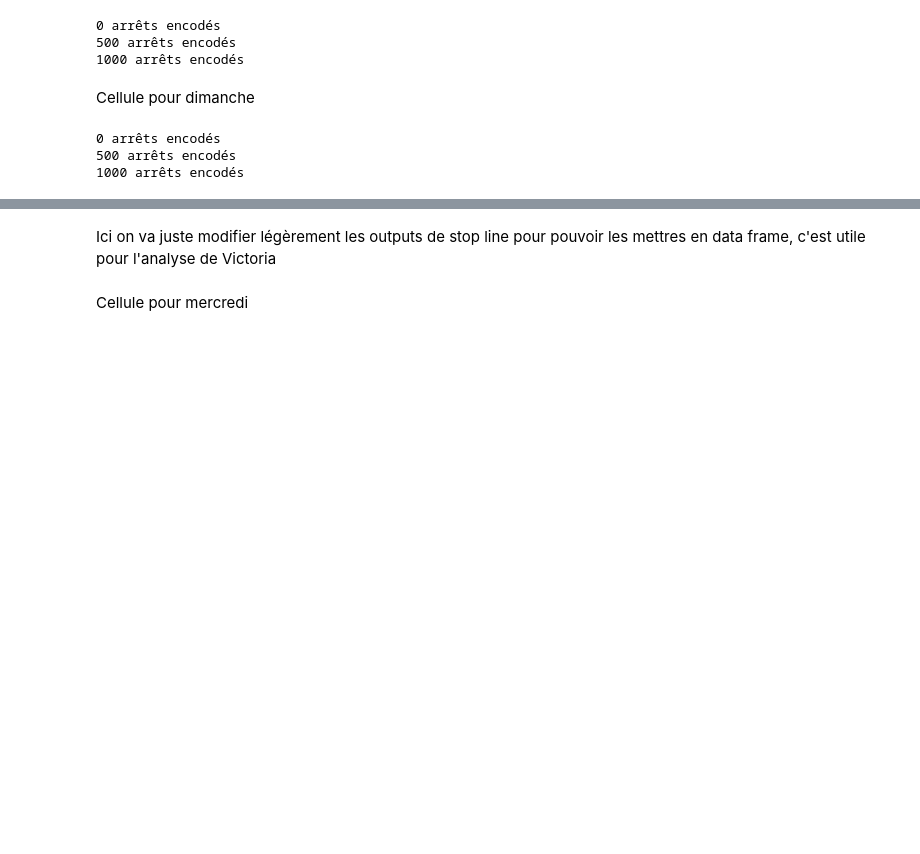
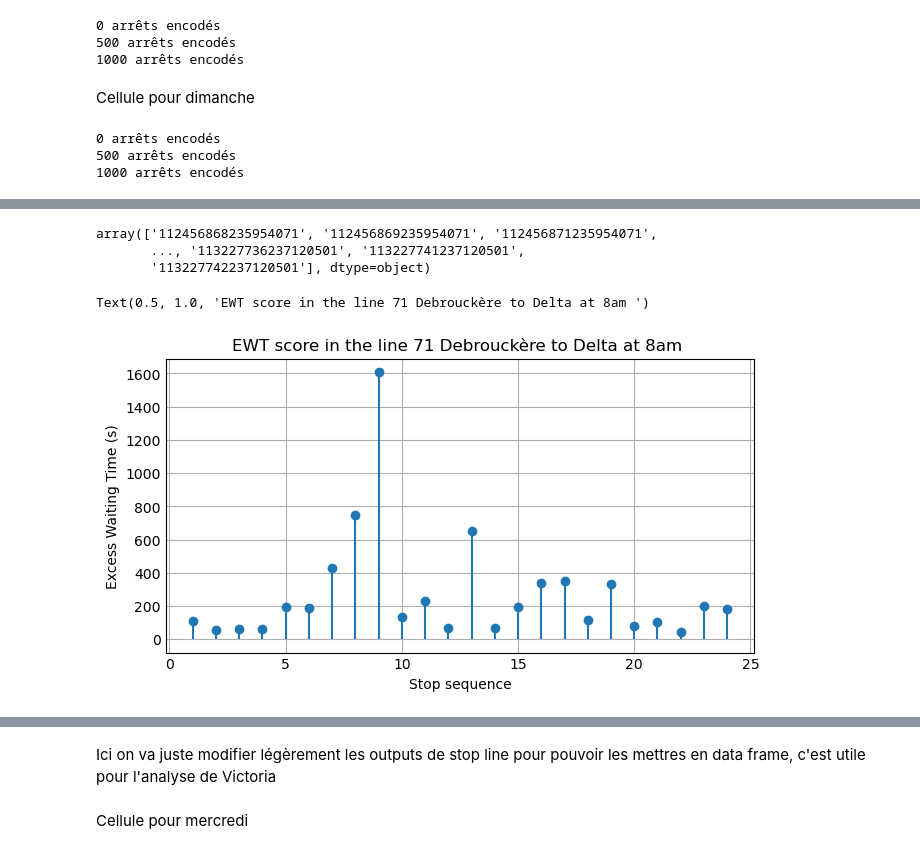
Before and after one commit to Hosx/Project-Stib-Data-Mining, a Jupyter notebook: ComputationEWT.ipynb, the cells around one changed output, grey strips where cells are left out. Drawn from its saved outputs; the diff is of its cells as text; code cells hidden in the pictures; blank space fills up the shorter version.

```diff
--- a/ComputationEWT.ipynb
+++ b/ComputationEWT.ipynb
@@ -1040,0 +1363,11 @@ EWTWednesday[EWTWednesday['route_id']==40]
+# %%
+PositionOfCluster=[]
+for stop in stopsIn71direction0:
+    cluster = TimeGroupfri[TimeGroupfri['stop_id']==str(stop)].iloc[:,2:].values
+    for i,rangeClust in enumerate(cluster[0]):
+        rangeClust=rangeClust.split('::')
+        borneinf= float(rangeClust[0])
+        bornesup=float(rangeClust[1])
+        if (SecondApresMinuit>=borneinf) &(SecondApresMinuit<= bornesup):
+            PositionOfCluster.append(i)
+len(PositionOfCluster),len(stopsIn71direction0)
@@ -1040,0 +1380,3 @@ EWTWednesday[EWTWednesday['route_id']==40]
+# %%
+EWTFri =pd.read_csv('EWTScoreClusterAllStopFri20210917.csv')
+EWTFri[EWTFri['stop_id']==3558]
@@ -1040,0 +1387,8 @@ EWTWednesday[EWTWednesday['route_id']==40]
+# %%
+ListEwtLigne71Dire0 = []
+
+for i,stop in enumerate(stopsIn71direction0):
+    if stop.isnumeric():
+
+        EWT = EWTFri[EWTFri['stop_id']==int(stop)].iloc[:,PositionOfCluster[i]+2].values
+        ListEwtLigne71Dire0.append((EWT,stop))
@@ -1040,0 +1445,6 @@ EWTWednesday[EWTWednesday['route_id']==40]
+# %%
+ListEwtLigne71Dire0Cleared = [(float(ewt[0][0]),ewt[1]) for ewt in ListEwtLigne71Dire0 if len(ewt[0])>0]
+ListStopSeries = pd.Series([ewt[1] for ewt in ListEwtLigne71Dire0Cleared ])
+ListPloty = [ewt[0] for ewt in ListEwtLigne71Dire0Cleared]
+ListPlotx = [i for i in range(1,25)]
+ListPlotx
@@ -1040,0 +1469,16 @@ EWTWednesday[EWTWednesday['route_id']==40]
+# %%
+stop_times[stop_times['stop_id'].isin(ListStopSeries)]['trip_id'].unique()
+# %% [output]
+array(['112456868235954071', '112456869235954071', '112456871235954071',
+       ..., '113227736237120501', '113227741237120501',
+       '113227742237120501'], dtype=object)
+# %%
+plt_1 = plt.figure(figsize=(6, 3))
+
+plt.stem(ListPlotx,ListPloty,basefmt=" ")#,color='green', marker='o', linestyle='dashed',linewidth=2, markersize=12)
+plt.ylabel('Excess Waiting Time (s)')
+plt.xlabel('Stop sequence')
+plt.title('EWT score in the line 71 Debrouckère to Delta at 8am ')
+# %% [output]
+Text(0.5, 1.0, 'EWT score in the line 71 Debrouckère to Delta at 8am ')
+[figure, added]
```
Also changed, not shown: parts of 55 cells of this notebook, 45 other files.
